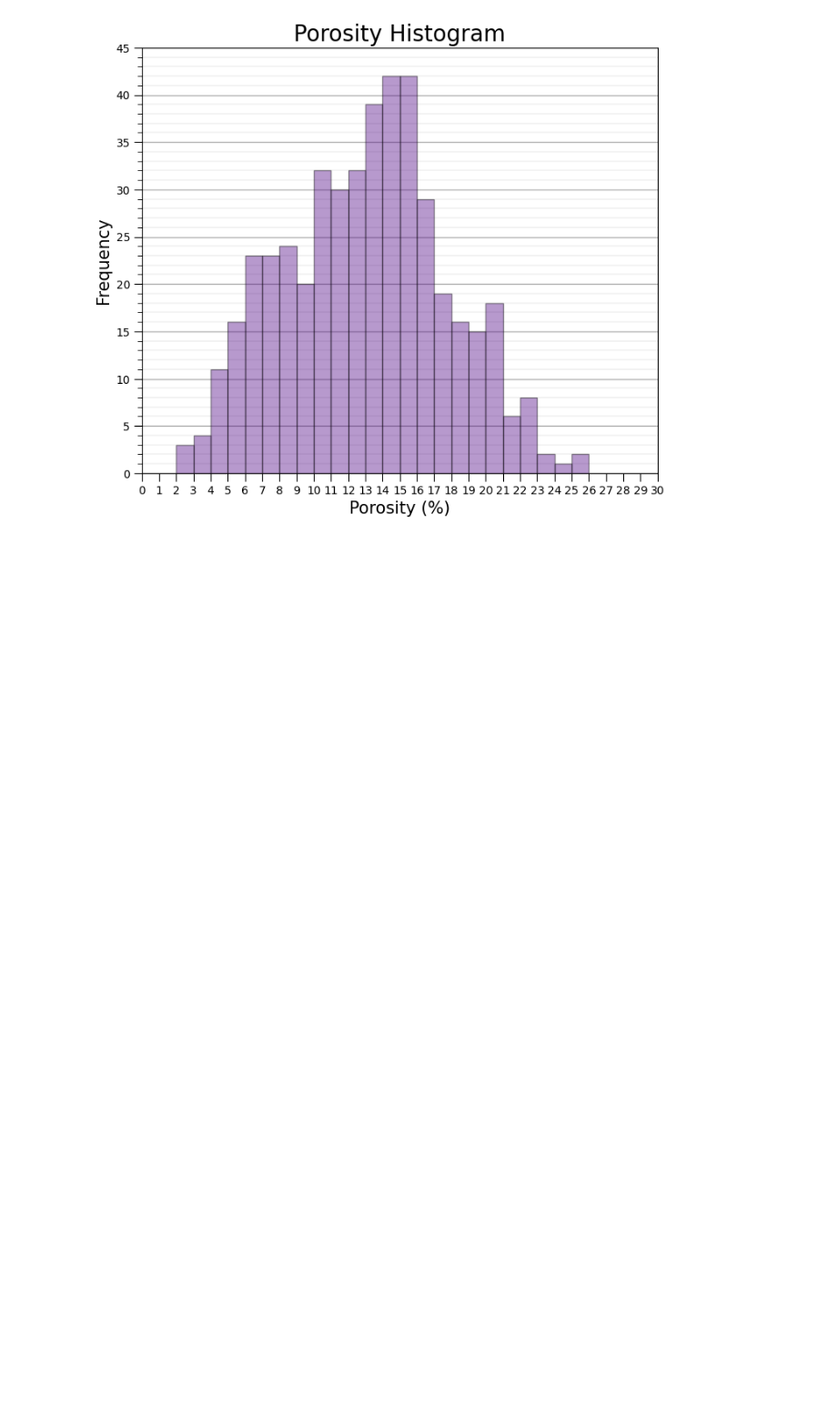
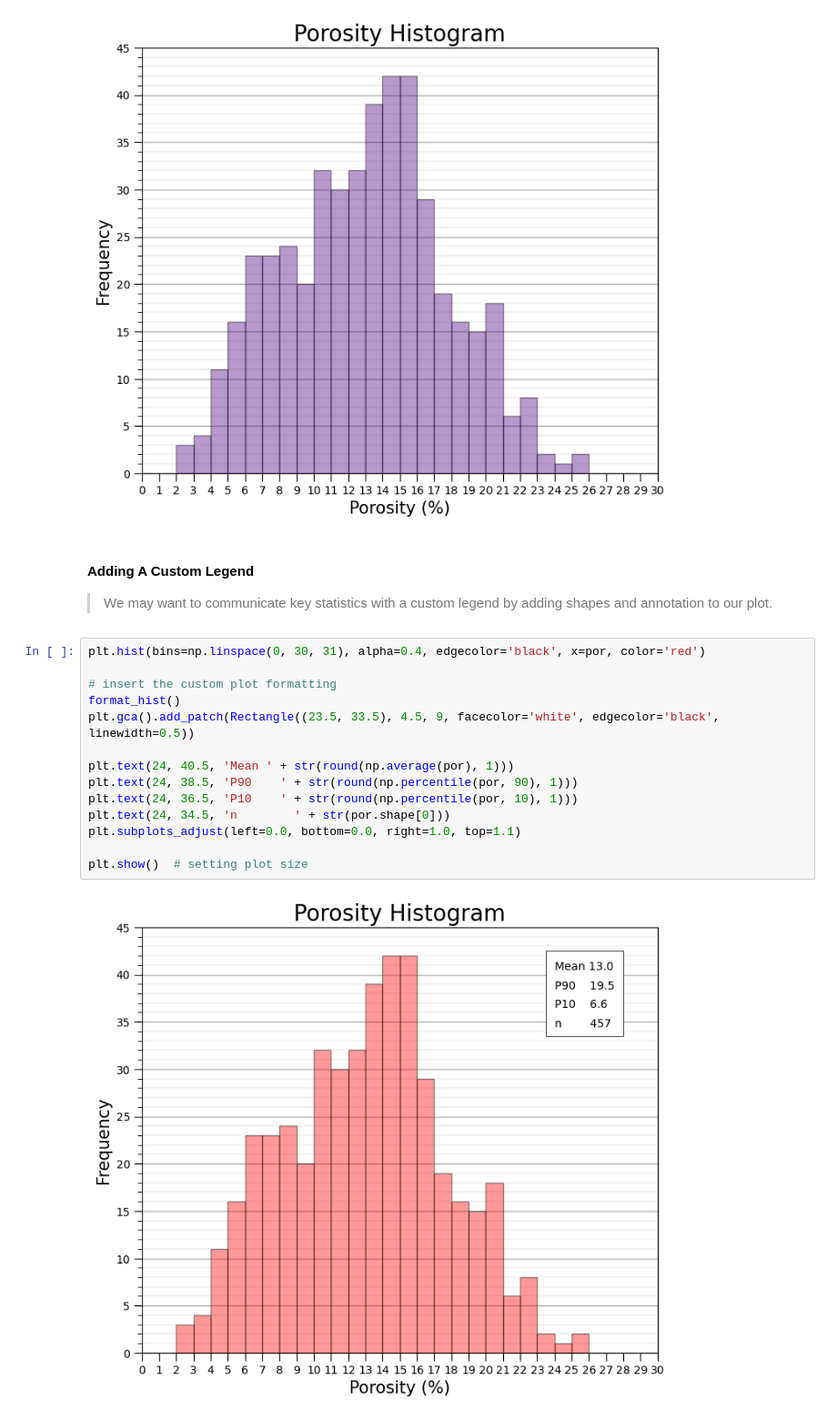
Before and after one commit to aaditya29/Quantitative-Finance-With-Python, a Jupyter notebook: 05-Data Science Basics/03-Univariate Data Visualisation/univariate.ipynb, the cells around one changed output. Shown at 91% size. Drawn from its saved outputs; the diff is of its cells as text; blank space fills up the shorter version.

Commit message:
added custom legend

```diff
--- a/05-Data Science Basics/03-Univariate Data Visualisation/univariate.ipynb
+++ b/05-Data Science Basics/03-Univariate Data Visualisation/univariate.ipynb
@@ -164,3 +164,23 @@ plt.subplots_adjust(left=0.0, bottom=0.0, right=1.0, top=1.1)
 plt.show() #setting plot size
 # %% [output]
 [figure]
+# %% [markdown]
+#### Adding A Custom Legend
+
+> We may want to communicate key statistics with a custom legend by adding shapes and annotation to our plot.
+# %%
+plt.hist(bins=np.linspace(0, 30, 31), alpha=0.4, edgecolor='black', x=por, color='red')
+
+# insert the custom plot formatting
+format_hist()
+plt.gca().add_patch(Rectangle((23.5, 33.5), 4.5, 9, facecolor='white', edgecolor='black', linewidth=0.5))
+
+plt.text(24, 40.5, 'Mean ' + str(round(np.average(por), 1)))
+plt.text(24, 38.5, 'P90    ' + str(round(np.percentile(por, 90), 1)))
+plt.text(24, 36.5, 'P10    ' + str(round(np.percentile(por, 10), 1)))
+plt.text(24, 34.5, 'n        ' + str(por.shape[0]))
+plt.subplots_adjust(left=0.0, bottom=0.0, right=1.0, top=1.1)
+
+plt.show()  # setting plot size
+# %% [output]
+[figure, added]
```
